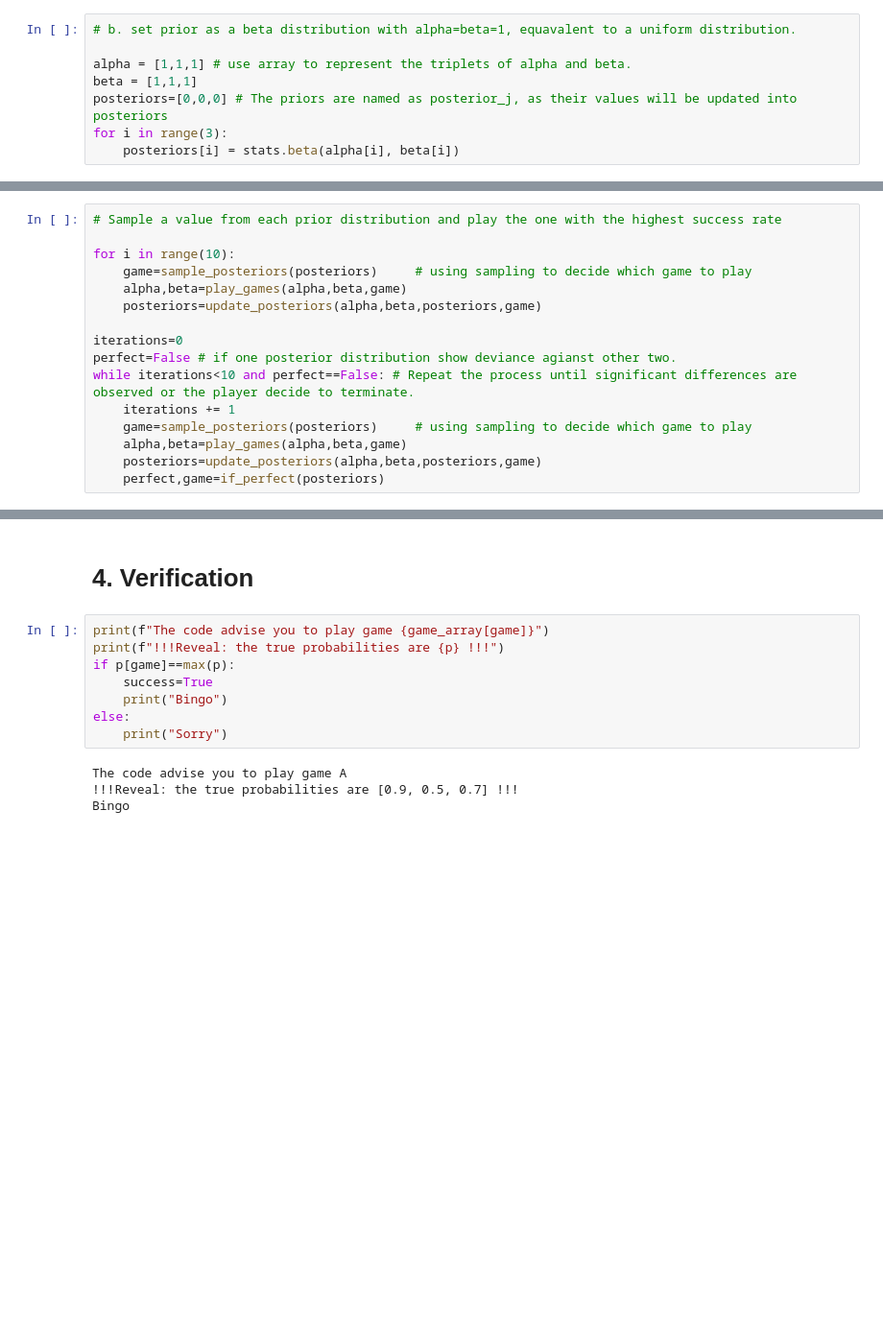
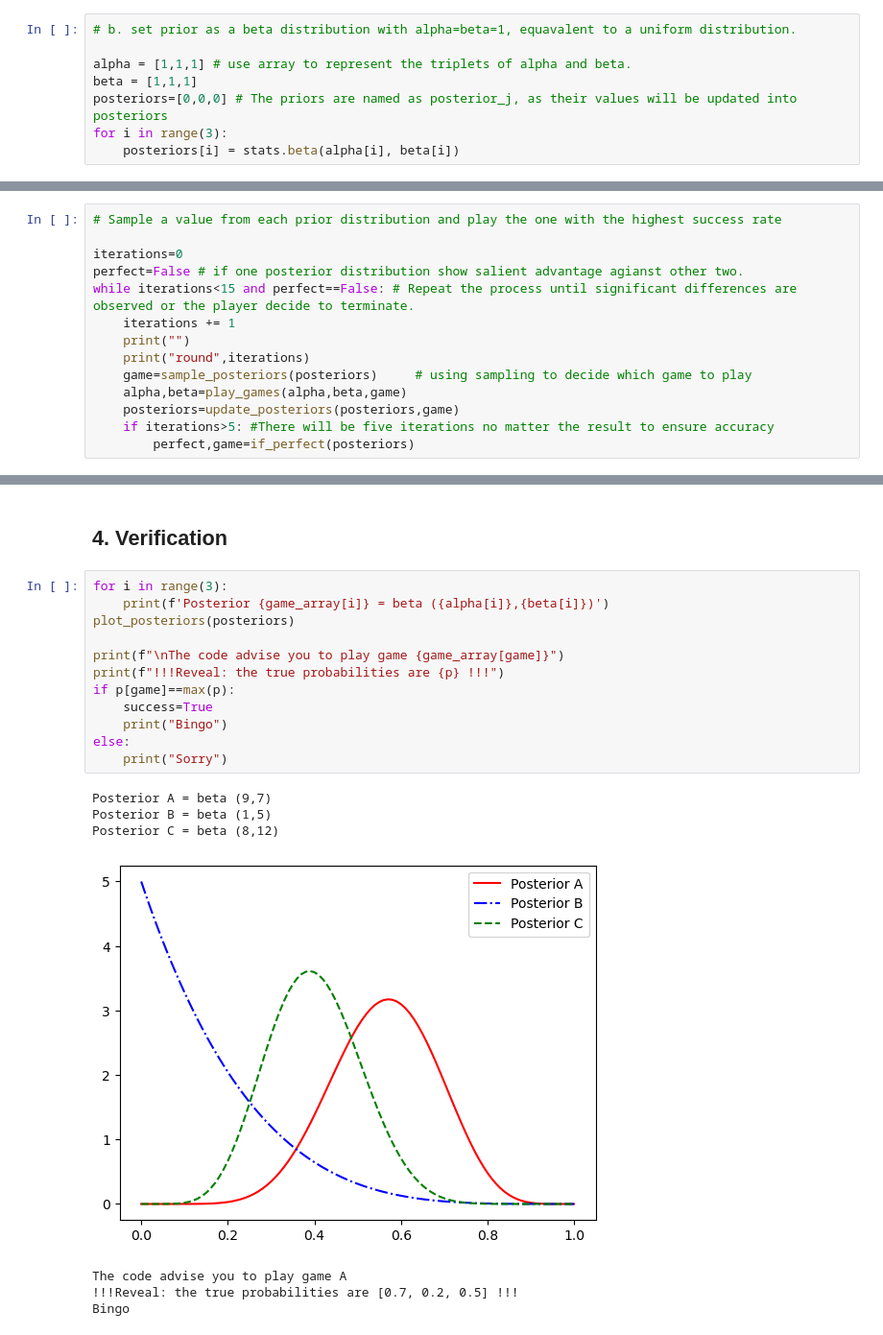
Before and after one commit to CrAwLingAlex/Bayesian, a Jupyter notebook: homework_1.ipynb, the cells around one changed output, grey strips where cells are left out. Shown at 96% size. Drawn from its saved outputs; the diff is of its cells as text; blank space fills up the shorter version.

```diff
--- a/homework_1.ipynb
+++ b/homework_1.ipynb
@@ -111,17 +104,15 @@ Posterior C = beta (2,2)
 # %%
 # Sample a value from each prior distribution and play the one with the highest success rate
 
-for i in range(10):
+iterations=0
+perfect=False # if one posterior distribution show salient advantage agianst other two.
+while iterations<15 and perfect==False: # Repeat the process until significant differences are observed or the player decide to terminate.
+    iterations += 1
+    print("")
+    print("round",iterations)
     game=sample_posteriors(posteriors)     # using sampling to decide which game to play
     alpha,beta=play_games(alpha,beta,game)
-    posteriors=update_posteriors(alpha,beta,posteriors,game)
-
-iterations=0
-perfect=False # if one posterior distribution show deviance agianst other two.
-while iterations<10 and perfect==False: # Repeat the process until significant differences are observed or the player decide to terminate.
-    iterations += 1
-    game=sample_posteriors(posteriors)     # using sampling to decide which game to play
-    alpha,beta=play_games(alpha,beta,game)
-    posteriors=update_posteriors(alpha,beta,posteriors,game)
-    perfect,game=if_perfect(posteriors)
+    posteriors=update_posteriors(posteriors,game)
+    if iterations>5: #There will be five iterations no matter the result to ensure accuracy
+        perfect,game=if_perfect(posteriors)
 # %% [output]
@@ -177,14 +136,22 @@ Posterior C = beta (4,2)
 # %% [markdown]
-# 4. Verification
+## 4. Verification
 # %%
-print(f"The code advise you to play game {game_array[game]}")
+for i in range(3):
+    print(f'Posterior {game_array[i]} = beta ({alpha[i]},{beta[i]})')
+plot_posteriors(posteriors)
+
+print(f"\nThe code advise you to play game {game_array[game]}")
 print(f"!!!Reveal: the true probabilities are {p} !!!")
 if p[game]==max(p):
     success=True
     print("Bingo")
 else:
     print("Sorry")
 # %% [output]
-The code advise you to play game A
-!!!Reveal: the true probabilities are [0.9, 0.5, 0.7] !!!
-Bingo
+Posterior A = beta (9,7)
+Posterior B = beta (1,5)
+Posterior C = beta (8,12)
+[figure, added]
+The code advise you to play game A
+!!!Reveal: the true probabilities are [0.7, 0.2, 0.5] !!!
+Bingo
```
Also changed, not shown: parts of 8 cells of this notebook.
